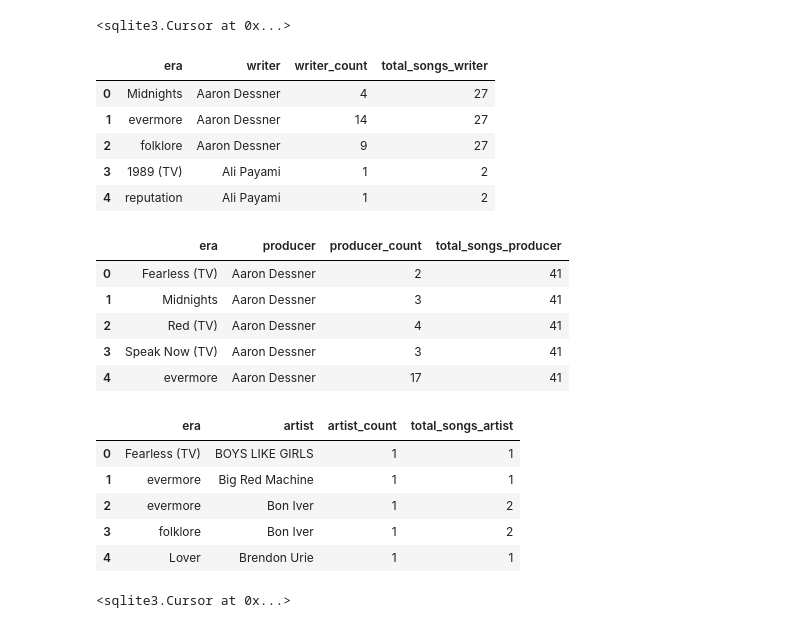
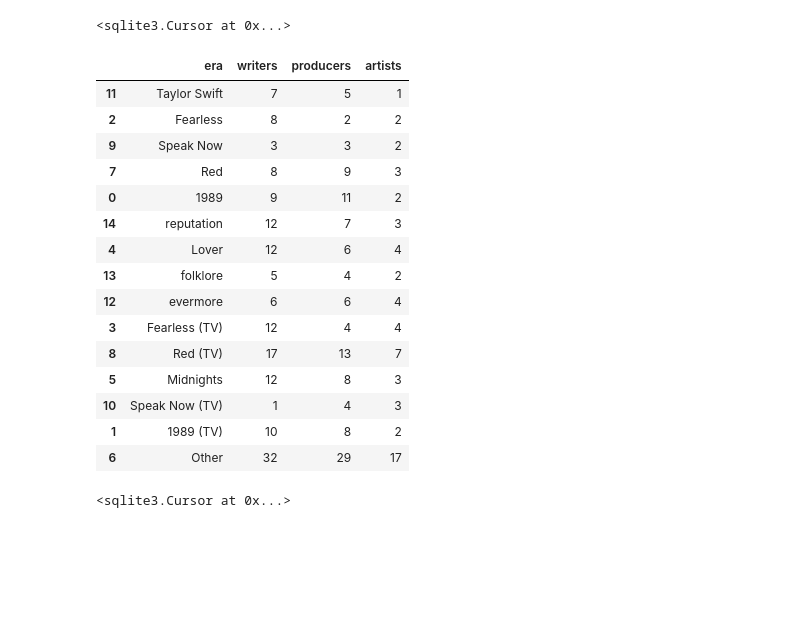
Before and after one commit to madroscla/taylor-swift-discography, a Jupyter notebook: 02_discography_stats.ipynb, the cells around one changed output. Saved outputs shown, nothing was run; the diff lists cells and outputs as text; code cells hidden in the pictures; blank space fills up the shorter version.

```diff
--- a/02_discography_stats.ipynb
+++ b/02_discography_stats.ipynb
@@ -12,14 +12,19 @@ cursor = connection.cursor()
 # %%
 eras = {
     'Taylor Swift': '#A5C9A5',
-    'Fearless (TV)': '#EFC180',
-    'Speak Now (TV)': '#C7A8CB',
-    'Red (TV)': '#7A2E39',
-    '1989 (TV)': '#B5E5F8',
+    'Fearless': '#EFC180',
+    'Speak Now': '#C7A8CB',
+    'Red': '#7A2E39',
+    '1989': '#B5E5F8',
     'reputation': '#746F70',
     'Lover': '#F7B0CC',
     'folklore': '#CDC9C1',
     'evermore': '#C5AC90',
-    'Midnights': '#242E47'
+    'Fearless (TV)': '#000000',
+    'Red (TV)': '#000000',
+    'Midnights': '#242E47',
+    'Speak Now (TV)': '#000000',
+    '1989 (TV)': '#000000',
+    'Other': '#000000'
 }
 # %%
@@ -28,30 +33,27 @@ cursor.executescript(credit_temp_tables)
 # %% [output]
 <sqlite3.Cursor at 0x...>
 # %%
-pd.read_sql('SELECT * FROM writer_count_era LIMIT 5', connection)
+collabs = pd.read_sql('SELECT * FROM collab_count_era', connection)
+
+# Set era order to be chronological
+collabs['era'] = pd.Categorical(collabs['era'], eras.keys())
+collabs.sort_values('era', inplace=True)
+collabs
 # %% [output]
-|  | era | writer | writer_count | total_songs_writer |
-| 0 | Midnights | Aaron Dessner | 4 | 27 |
-| 1 | evermore | Aaron Dessner | 14 | 27 |
-| 2 | folklore | Aaron Dessner | 9 | 27 |
-| 3 | 1989 (TV) | Ali Payami | 1 | 2 |
-| 4 | reputation | Ali Payami | 1 | 2 |
+|  | era | writers | producers | artists |
+| 11 | Taylor Swift | 7 | 5 | 1 |
+| 2 | Fearless | 8 | 2 | 2 |
+| 9 | Speak Now | 3 | 3 | 2 |
+| 7 | Red | 8 | 9 | 3 |
+| 0 | 1989 | 9 | 11 | 2 |
+| 14 | reputation | 12 | 7 | 3 |
+| 4 | Lover | 12 | 6 | 4 |
+| 13 | folklore | 5 | 4 | 2 |
+| 12 | evermore | 6 | 6 | 4 |
+| 3 | Fearless (TV) | 12 | 4 | 4 |
+| 8 | Red (TV) | 17 | 13 | 7 |
+| 5 | Midnights | 12 | 8 | 3 |
+| 10 | Speak Now (TV) | 1 | 4 | 3 |
+| 1 | 1989 (TV) | 10 | 8 | 2 |
+| 6 | Other | 32 | 29 | 17 |
-# %%
-pd.read_sql('SELECT * FROM producer_count_era LIMIT 5', connection)
-# %% [output]
-|  | era | producer | producer_count | total_songs_producer |
-| 0 | Fearless (TV) | Aaron Dessner | 2 | 41 |
-| 1 | Midnights | Aaron Dessner | 3 | 41 |
-| 2 | Red (TV) | Aaron Dessner | 4 | 41 |
-| 3 | Speak Now (TV) | Aaron Dessner | 3 | 41 |
-| 4 | evermore | Aaron Dessner | 17 | 41 |
-# %%
-pd.read_sql('SELECT * FROM artist_count_era LIMIT 5', connection)
-# %% [output]
-|  | era | artist | artist_count | total_songs_artist |
-| 0 | Fearless (TV) | BOYS LIKE GIRLS | 1 | 1 |
-| 1 | evermore | Big Red Machine | 1 | 1 |
-| 2 | evermore | Bon Iver | 1 | 2 |
-| 3 | folklore | Bon Iver | 1 | 2 |
-| 4 | Lover | Brendon Urie | 1 | 1 |
 # %%
```
Also changed, not shown: parts of 9 cells of this notebook, 16 other files.
